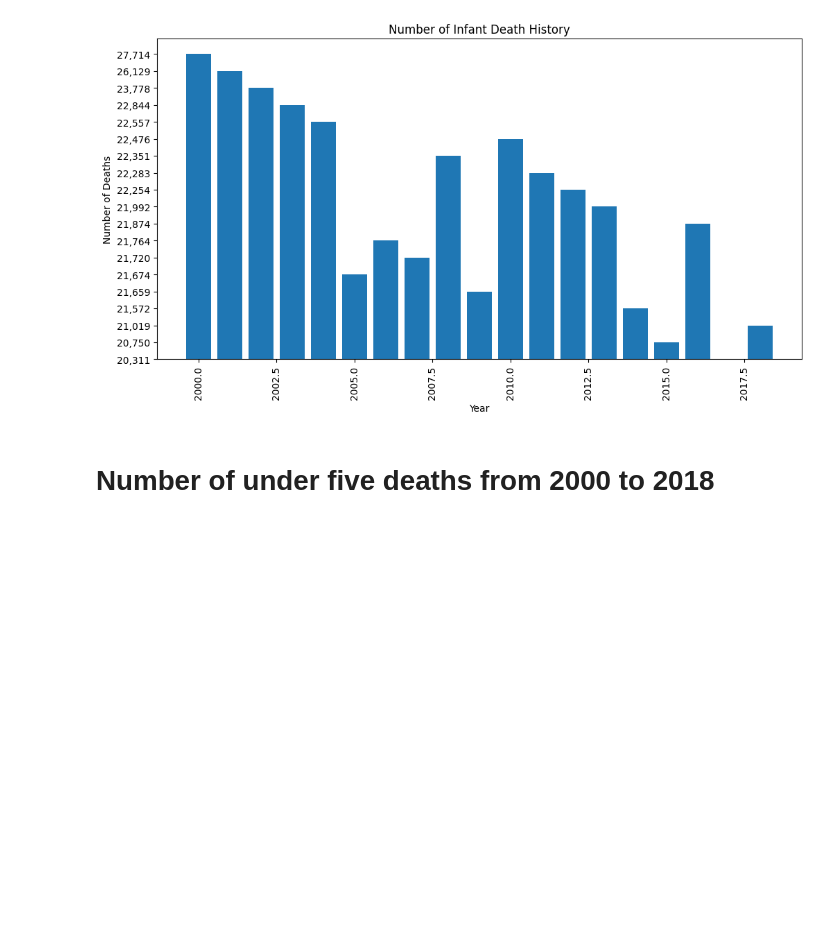
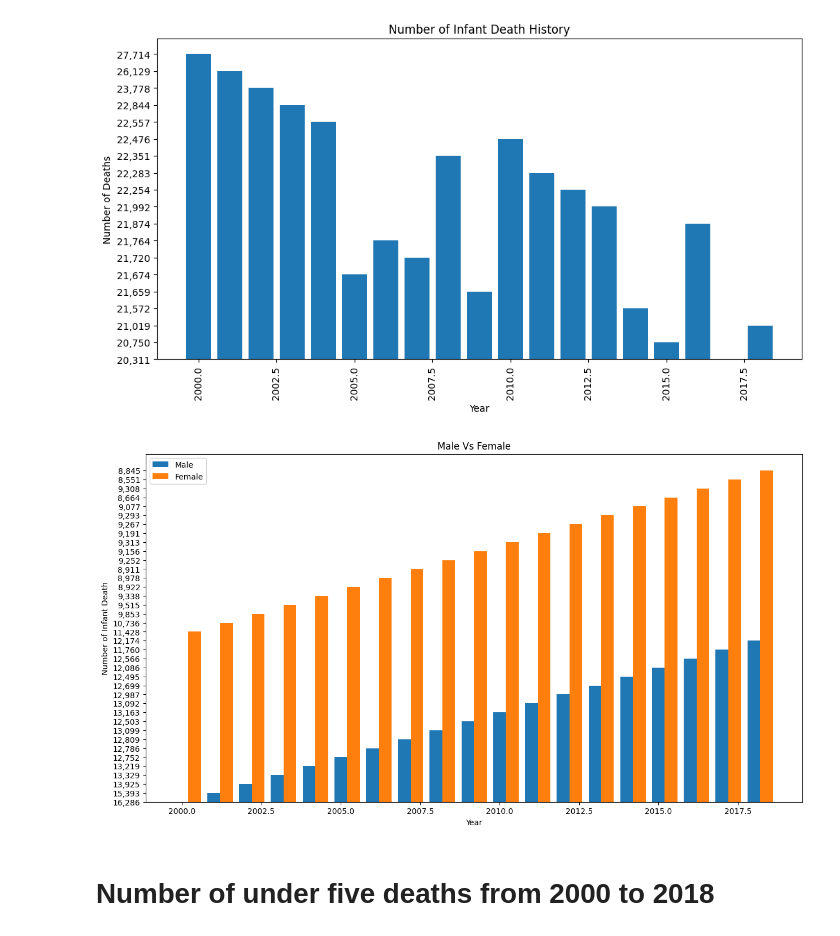
Before and after one commit to Glennarcega/IT-BA-3203-PROJECT, a Jupyter notebook: Social_Factor_of_death.ipynb, the cells around one changed output. Saved outputs shown, nothing was run; the diff lists cells and outputs as text; code cells hidden in the pictures; blank space fills up the shorter version.

```diff
--- a/Social_Factor_of_death.ipynb
+++ b/Social_Factor_of_death.ipynb
@@ -87,6 +92,28 @@ plt.xticks(rotation=90)
 plt.show()
 # %% [output]
 [figure]
+# %%
+w = 0.4
+x=df['Year']
+
+plt.figure(figsize=(15,8))
+
+bar1 = (x)
+bar2 = [i+w for i in bar1]
+boys=df['Male.2']
+girls=df['Female.2']
+
+plt.bar(bar1,boys,w,label="Male")
+plt.bar(bar2,girls,w,label="Female")
+
+plt.xlabel("Year")
+plt.ylabel("Number of Infant Death")
+plt.title("Male Vs Female")
+plt.legend()
+
+plt.show()
+# %% [output]
+[figure, added]
 # %% [markdown]
 # **Number of under five deaths from 2000 to 2018**
 # %%
```
Also changed, not shown: parts of 2 cells of this notebook.
